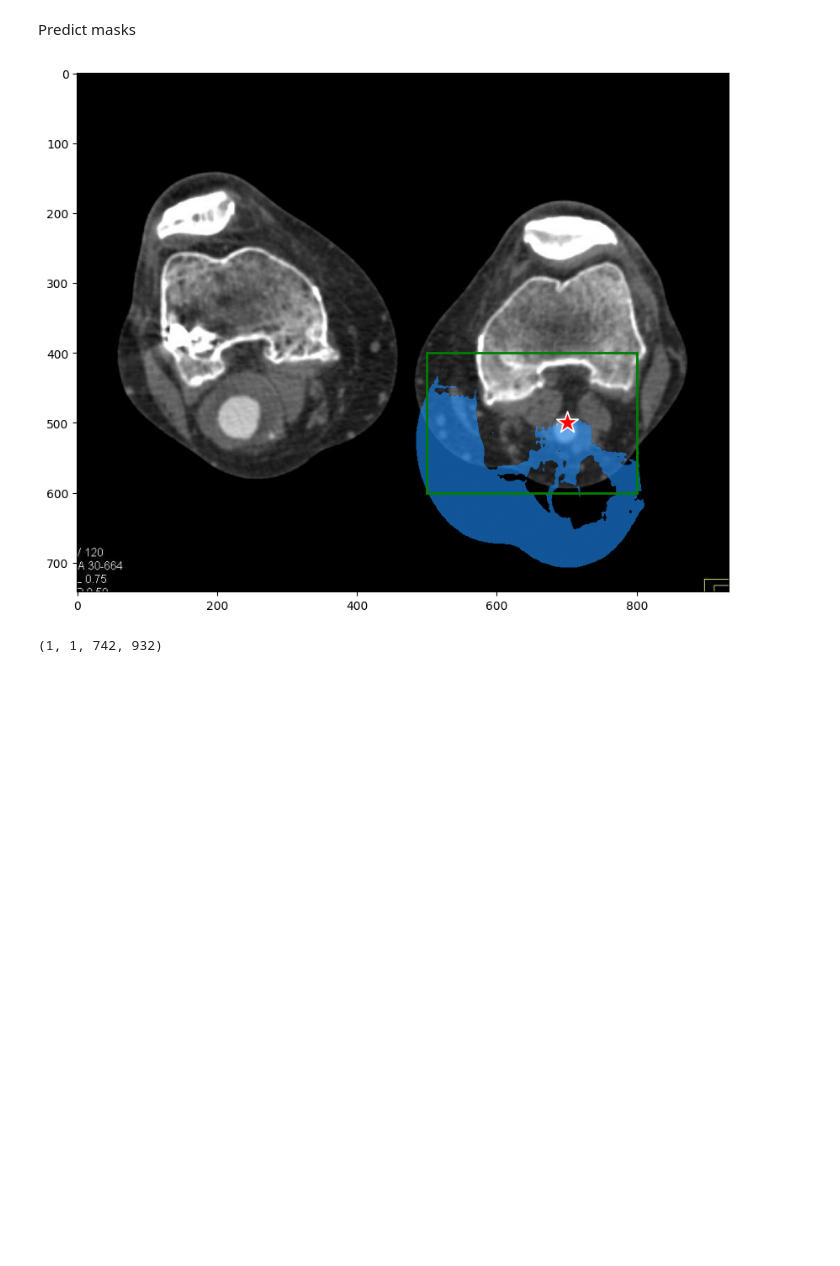
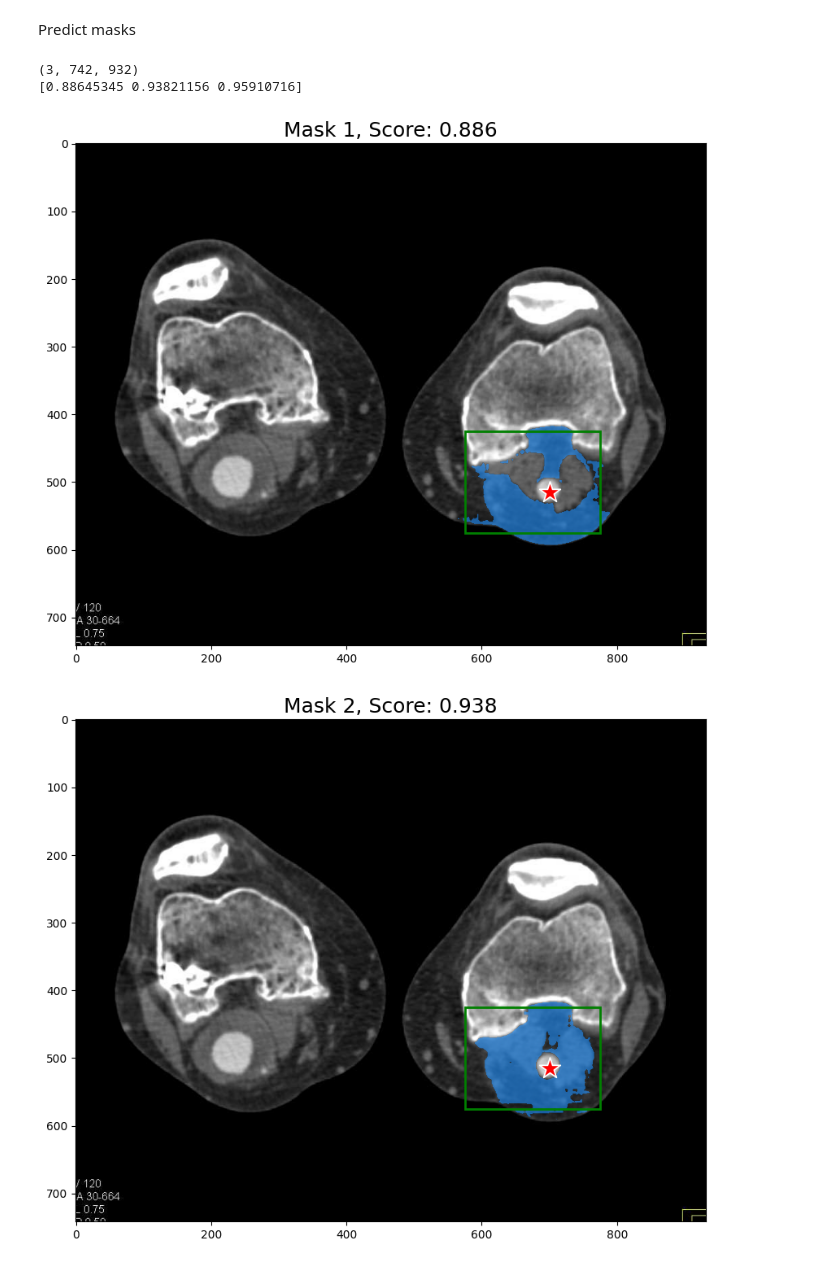
Before and after one commit to punitarani/clotscape, a Jupyter notebook: notebooks/segment_area.ipynb, the cells around one changed output. Saved outputs shown, nothing was run; the diff lists cells and outputs as text; code cells hidden in the pictures; blank space fills up the shorter version.

```diff
--- a/notebooks/segment_area.ipynb
+++ b/notebooks/segment_area.ipynb
@@ -48,7 +45,9 @@ IMAGE_NAME = "317947"
 IMAGE_PATH = str(DATA_DIR.joinpath(f"{IMAGE_NAME}.jpg"))
 
 IMAGE = load_image(IMAGE_PATH)
-EMBEDDING = get_embedding(image=IMAGE, predictor=PREDICTOR, name=IMAGE_NAME)
+PREDICTOR.set_image(image=IMAGE)
+
+EMBEDDING = get_embedding(predictor=PREDICTOR, name=IMAGE_NAME)
 # %% [output]
 Loaded image C:\Users\punit\projects\research\clotscape\data\317947.jpg with shape: (742, 932, 3)
 Loading embedding from C:\Users\punit\projects\research\clotscape\data\embeddings\317947.npy
@@ -89,19 +63,31 @@ ort_inputs = {
+# %%
+input_box = np.array([575, 425, 775, 575])
+input_point = np.array([[700, 515]])
+input_label = np.array([0])
 # %% [markdown]
 Predict masks
 # %%
-masks, _, _ = ORT_SAM.run(None, ort_inputs)
-masks = masks > PREDICTOR.model.mask_threshold
+masks, scores, logits = PREDICTOR.predict(
+    point_coords=input_point,
+    point_labels=input_label,
+    box=input_box,
+    multimask_output=True,
+)
+print(masks.shape)
+print(scores)
+# %% [output]
+(3, 742, 932)
+[0.88645345 0.93821156 0.95910716]
-# %%
-plt.figure(figsize=(10, 10))
-plt.imshow(IMAGE)
-show_mask(masks[0], plt.gca())
-show_box(input_box, plt.gca())
-show_points(input_point, input_label, plt.gca())
-plt.axis('on')
-plt.show()
-# %% [output]
-[figure, removed]
-# %%
-print(masks.shape)
-# %% [output]
-(1, 1, 742, 932)
+# %%
+for i, (mask, score) in enumerate(zip(masks, scores)):
+    plt.figure(figsize=(10,10))
+    plt.imshow(IMAGE)
+    show_mask(mask, plt.gca())
+    show_box(input_box, plt.gca())
+    show_points(input_point, input_label, plt.gca())
+    plt.title(f"Mask {i+1}, Score: {score:.3f}", fontsize=18)
+    plt.axis('on')
+    plt.show()
+# %% [output]
+[figure, added]
+[figure, added]
```
Also changed, not shown: parts of 5 cells of this notebook.
